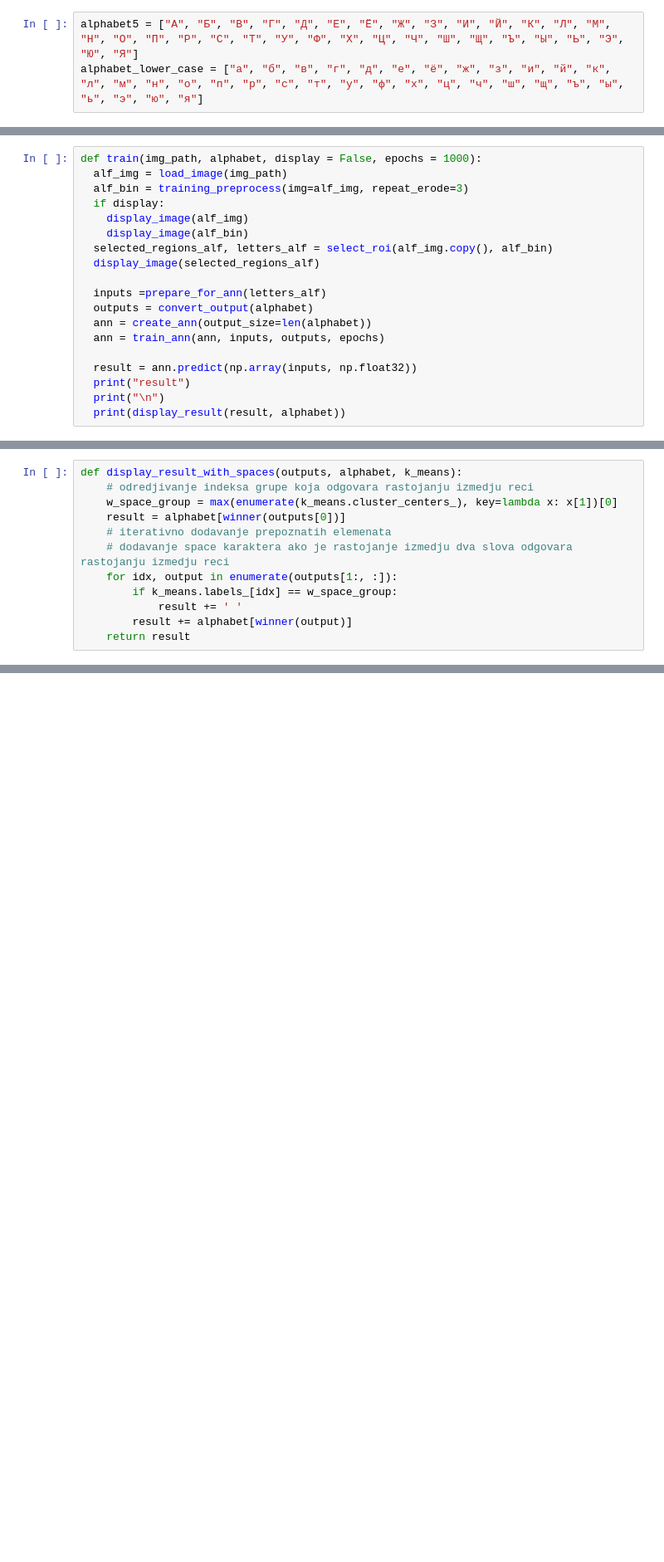
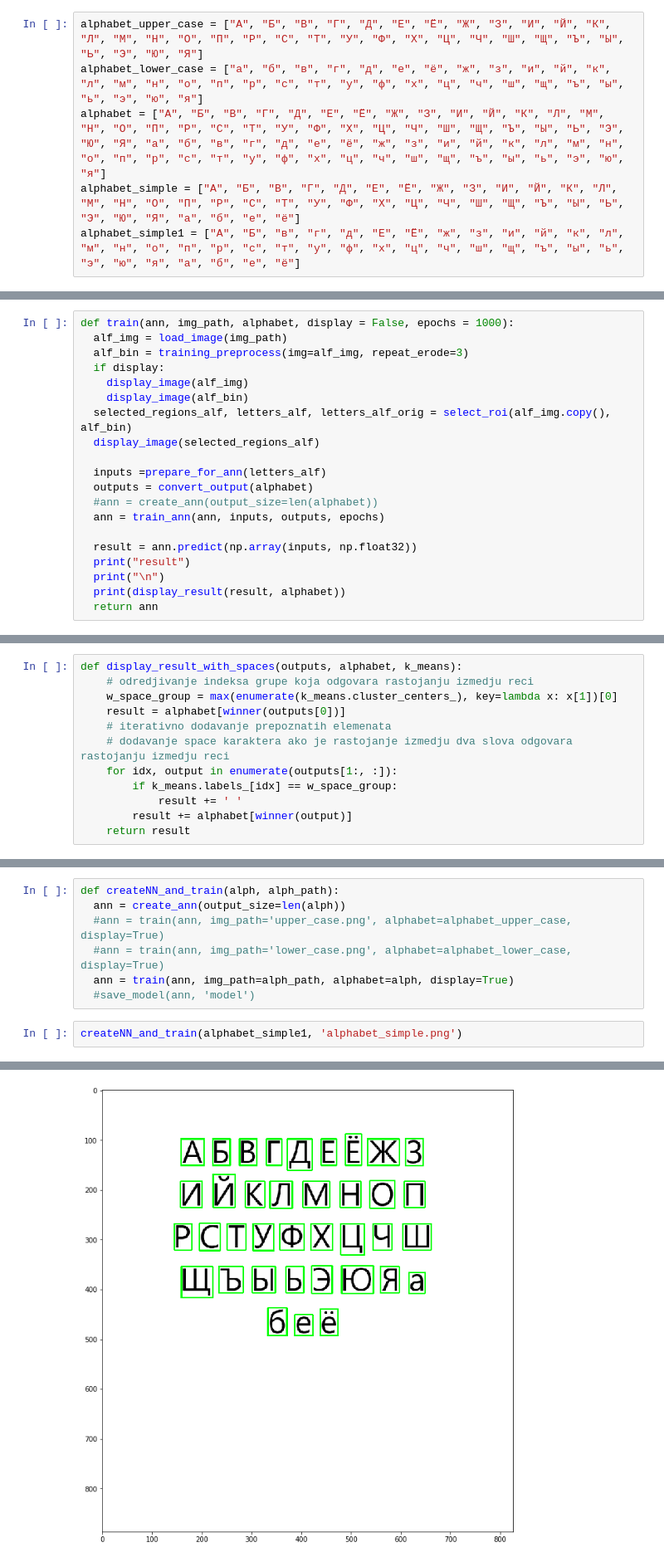
Before and after one commit to Marieta3/russian-text-recognition, a Jupyter notebook: russian-text-recognition.ipynb, the cells around one changed output, grey strips where cells are left out. Shown: that part at 83% size. Cells and saved outputs as stored; diff of their text form; blank space fills up the shorter version.

```diff
--- a/russian-text-recognition.ipynb
+++ b/russian-text-recognition.ipynb
@@ -26,6 +28,9 @@ matplotlib.rcParams['figure.figsize'] = 16,12
 # %%
-alphabet5 = ["А", "Б", "В", "Г", "Д", "Е", "Ё", "Ж", "З", "И", "Й", "К", "Л", "М", "Н", "О", "П", "Р", "С", "Т", "У", "Ф", "Х", "Ц", "Ч", "Ш", "Щ", "Ъ", "Ы", "Ь", "Э", "Ю", "Я"]
+alphabet_upper_case = ["А", "Б", "В", "Г", "Д", "Е", "Ё", "Ж", "З", "И", "Й", "К", "Л", "М", "Н", "О", "П", "Р", "С", "Т", "У", "Ф", "Х", "Ц", "Ч", "Ш", "Щ", "Ъ", "Ы", "Ь", "Э", "Ю", "Я"]
 alphabet_lower_case = ["а", "б", "в", "г", "д", "е", "ё", "ж", "з", "и", "й", "к", "л", "м", "н", "о", "п", "р", "с", "т", "у", "ф", "х", "ц", "ч", "ш", "щ", "ъ", "ы", "ь", "э", "ю", "я"]
+alphabet = ["А", "Б", "В", "Г", "Д", "Е", "Ё", "Ж", "З", "И", "Й", "К", "Л", "М", "Н", "О", "П", "Р", "С", "Т", "У", "Ф", "Х", "Ц", "Ч", "Ш", "Щ", "Ъ", "Ы", "Ь", "Э", "Ю", "Я", "а", "б", "в", "г", "д", "е", "ё", "ж", "з", "и", "й", "к", "л", "м", "н", "о", "п", "р", "с", "т", "у", "ф", "х", "ц", "ч", "ш", "щ", "ъ", "ы", "ь", "э", "ю", "я"]
+alphabet_simple = ["А", "Б", "В", "Г", "Д", "Е", "Ё", "Ж", "З", "И", "Й", "К", "Л", "М", "Н", "О", "П", "Р", "С", "Т", "У", "Ф", "Х", "Ц", "Ч", "Ш", "Щ", "Ъ", "Ы", "Ь", "Э", "Ю", "Я", "а", "б", "е", "ё"]
+alphabet_simple1 = ["А", "Б", "в", "г", "д", "Е", "Ё", "ж", "з", "и", "й", "к", "л", "м", "н", "о", "п", "р", "с", "т", "у", "ф", "х", "ц", "ч", "ш", "щ", "ъ", "ы", "ь", "э", "ю", "я", "а", "б", "е", "ё"]
 # %% [markdown]
 ### Funkcije za obradu slike
 # %%
@@ -192,21 +205,22 @@ def training_preprocess(img, repeat_erode = 1):
 # %% [markdown]
 ### Funkcije za obučavanje
 # %%
-def train(img_path, alphabet, display = False, epochs = 1000):
+def train(ann, img_path, alphabet, display = False, epochs = 1000):
   alf_img = load_image(img_path)
   alf_bin = training_preprocess(img=alf_img, repeat_erode=3)
   if display:
     display_image(alf_img)
     display_image(alf_bin)
-  selected_regions_alf, letters_alf = select_roi(alf_img.copy(), alf_bin)
+  selected_regions_alf, letters_alf, letters_alf_orig = select_roi(alf_img.copy(), alf_bin)
   display_image(selected_regions_alf)
 
   inputs =prepare_for_ann(letters_alf)
   outputs = convert_output(alphabet)
-  ann = create_ann(output_size=len(alphabet))
+  #ann = create_ann(output_size=len(alphabet))
   ann = train_ann(ann, inputs, outputs, epochs)
 
   result = ann.predict(np.array(inputs, np.float32))
   print("result")
   print("\n")
   print(display_result(result, alphabet))
+  return ann
@@ -237,0 +262,10 @@ def display_result_with_spaces(outputs, alphabet, k_means):
+# %%
+def createNN_and_train(alph, alph_path):
+  ann = create_ann(output_size=len(alph))
+  #ann = train(ann, img_path='upper_case.png', alphabet=alphabet_upper_case, display=True)
+  #ann = train(ann, img_path='lower_case.png', alphabet=alphabet_lower_case, display=True)
+  ann = train(ann, img_path=alph_path, alphabet=alph, display=True)
+  #save_model(ann, 'model')
+# %%
+createNN_and_train(alphabet_simple1, 'alphabet_simple.png')
+# %% [output]
@@ -238 +279,2 @@ def display_result_with_spaces(outputs, alphabet, k_means):
+[figure, added]
 # %% [markdown]
```
Also changed, not shown: parts of 15 cells of this notebook.
